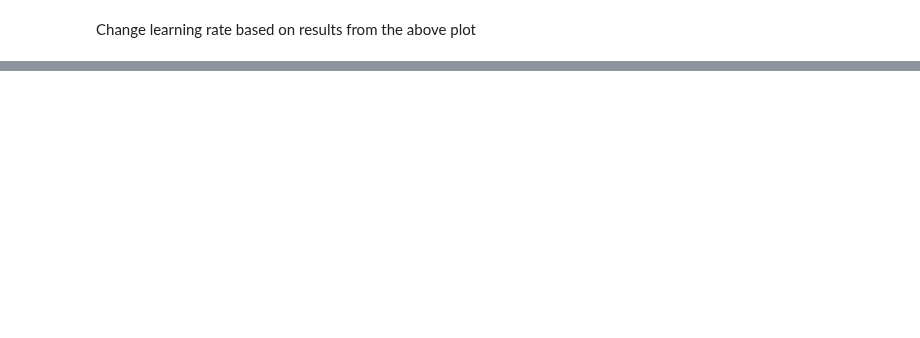
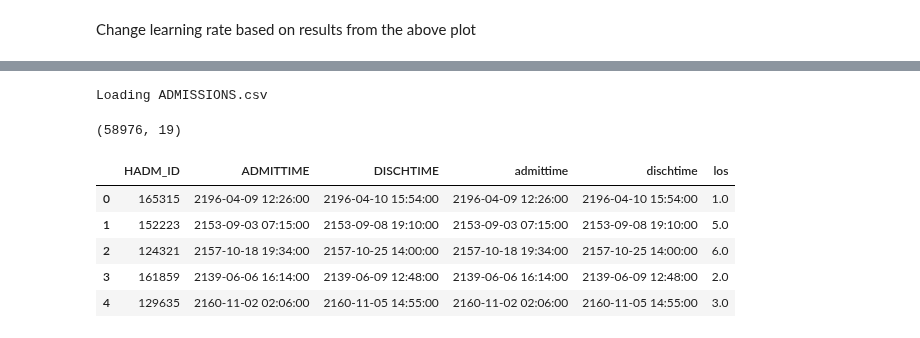
Before and after one commit to magic-lantern/fastai-notes, a Jupyter notebook: mimic_nlp_classifier.ipynb, the cells around one changed output, grey strips where cells are left out. Drawn from its saved outputs; the diff is of its cells as text; code cells hidden in the pictures; blank space fills up the shorter version.

```diff
--- a/mimic_nlp_classifier.ipynb
+++ b/mimic_nlp_classifier.ipynb
@@ -111,0 +135,24 @@ learn.fit_one_cycle(1, 2e-2, moms=(0.8,0.7))
+# %%
+print('Loading ADMISSIONS.csv')
+a_orig = pd.read_csv(admissions_file, low_memory=False, memory_map=True)
+a_orig.shape
+# %% [output]
+Loading ADMISSIONS.csv
+(58976, 19)
+# %%
+a_df = a_orig[['HADM_ID', 'ADMITTIME', 'DISCHTIME']].copy()
+#pd.to_datetime('2014-04-09T152959.999993-0500', utc=True)
+# passing format just to make sure conversion doesn't mess something up
+a_df['admittime'] = pd.to_datetime(a_df.ADMITTIME, format='%Y-%m-%d %H:%M:%S')
+a_df['dischtime'] = pd.to_datetime(a_df.DISCHTIME, format='%Y-%m-%d %H:%M:%S')
+a_df['los'] = (a_df['dischtime'] - a_df['admittime']).astype('timedelta64[D]')
+# there are 98 admissions where length of stay is negative. change to 0
+a_df.loc[a_df.los < 0, 'los'] = 0
+a_df.head()
+# %% [output]
+|  | HADM_ID | ADMITTIME | DISCHTIME | admittime | dischtime | los |
+| 0 | 165315 | 2196-04-09 12:26:00 | 2196-04-10 15:54:00 | 2196-04-09 12:26:00 | 2196-04-10 15:54:00 | 1.0 |
+| 1 | 152223 | 2153-09-03 07:15:00 | 2153-09-08 19:10:00 | 2153-09-03 07:15:00 | 2153-09-08 19:10:00 | 5.0 |
+| 2 | 124321 | 2157-10-18 19:34:00 | 2157-10-25 14:00:00 | 2157-10-18 19:34:00 | 2157-10-25 14:00:00 | 6.0 |
+| 3 | 161859 | 2139-06-06 16:14:00 | 2139-06-09 12:48:00 | 2139-06-06 16:14:00 | 2139-06-09 12:48:00 | 2.0 |
+| 4 | 129635 | 2160-11-02 02:06:00 | 2160-11-05 14:55:00 | 2160-11-02 02:06:00 | 2160-11-05 14:55:00 | 3.0 |
```
Also changed, not shown: parts of 10 cells of this notebook, 1 other file.
